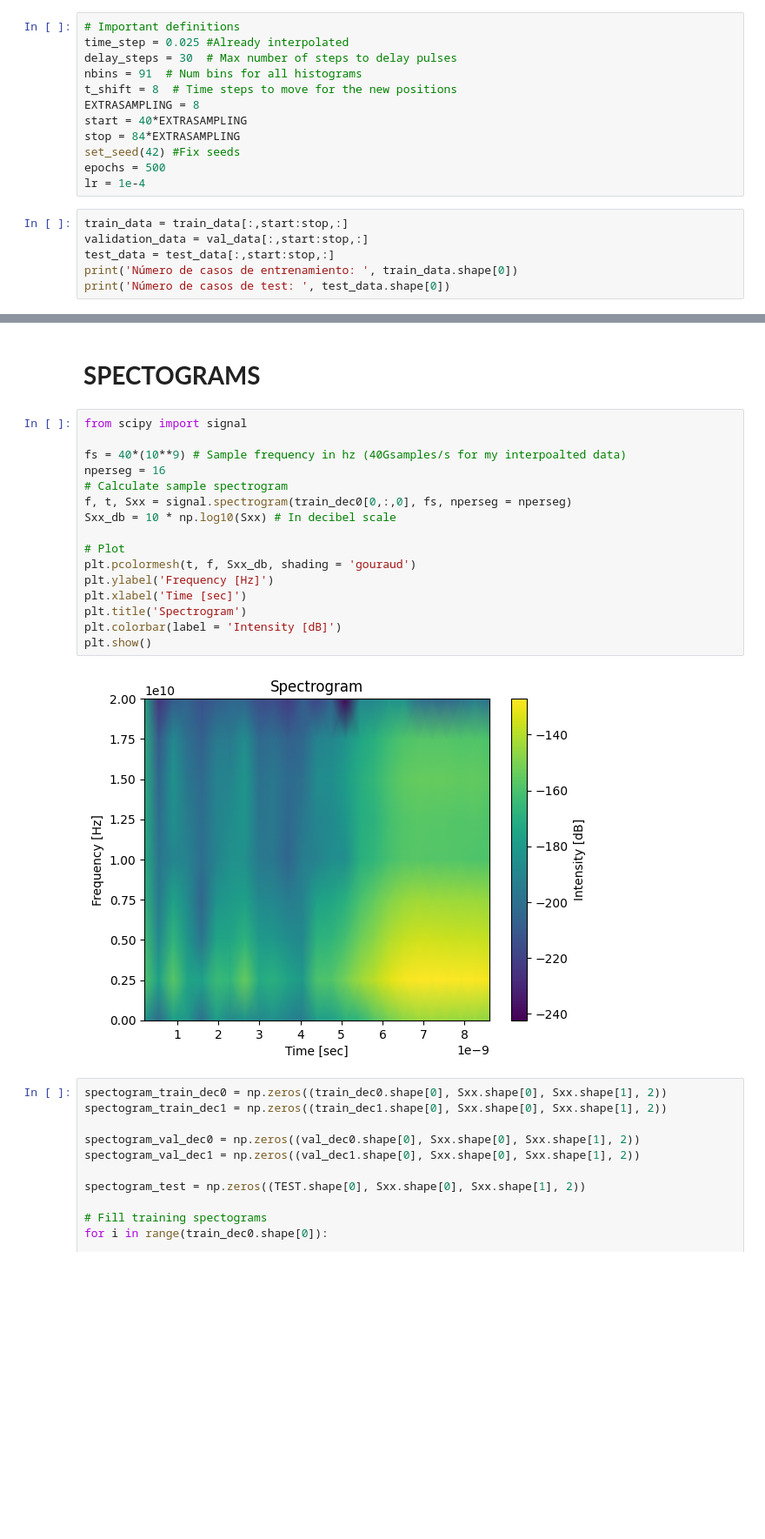
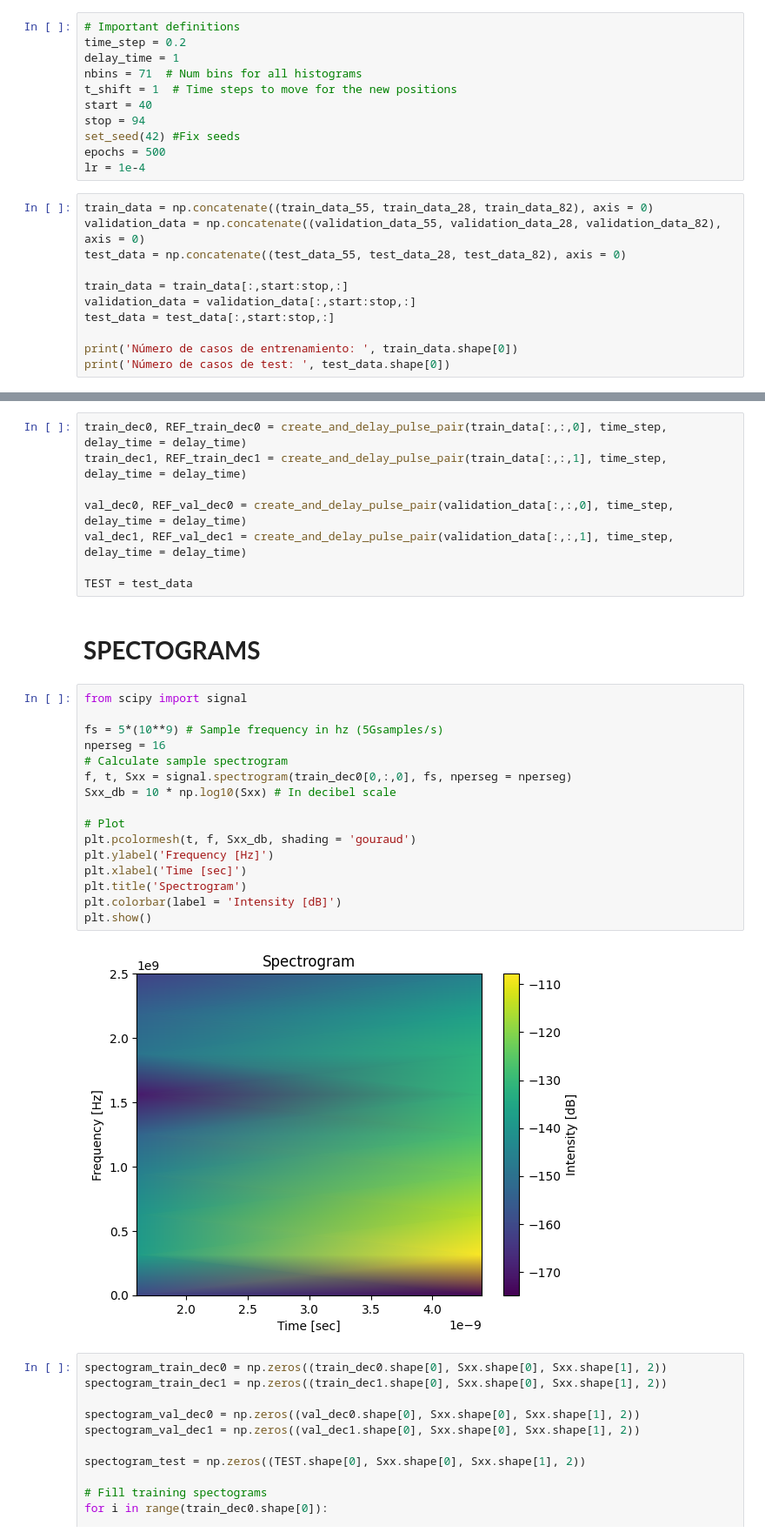
Before and after one commit to wjosefw/MLTiming, a Jupyter notebook: Spectograms/Spectogram.ipynb, the cells around one changed output, grey strips where cells are left out. Shown at 87% size. Drawn from its saved outputs; the diff is of its cells as text; blank space fills up the shorter version.

```diff
--- a/Spectograms/Spectogram.ipynb
+++ b/Spectograms/Spectogram.ipynb
@@ -130,20 +141,24 @@ def train_loop_convolutional(model, optimizer, train_loader, val_loader, test_te
     return loss_array, test, val
 # %%
 # Important definitions
-time_step = 0.025 #Already interpolated
-delay_steps = 30  # Max number of steps to delay pulses
-nbins = 91  # Num bins for all histograms
-t_shift = 8  # Time steps to move for the new positions
-EXTRASAMPLING = 8
-start = 40*EXTRASAMPLING
-stop = 84*EXTRASAMPLING
+time_step = 0.2
+delay_time = 1
+nbins = 71  # Num bins for all histograms
+t_shift = 1  # Time steps to move for the new positions
+start = 40
+stop = 94
 set_seed(42) #Fix seeds
 epochs = 500
 lr = 1e-4
 # %%
+train_data = np.concatenate((train_data_55, train_data_28, train_data_82), axis = 0)
+validation_data = np.concatenate((validation_data_55, validation_data_28, validation_data_82), axis = 0)
+test_data = np.concatenate((test_data_55, test_data_28, test_data_82), axis = 0)
+
 train_data = train_data[:,start:stop,:]
-validation_data = val_data[:,start:stop,:]
+validation_data = validation_data[:,start:stop,:]
 test_data = test_data[:,start:stop,:]
+
 print('Número de casos de entrenamiento: ', train_data.shape[0])
 print('Número de casos de test: ', test_data.shape[0])
 # %% [output]
@@ -165,23 +167,31 @@ TEST = np.concatenate((TEST_02, TEST_00, TEST_20, TEST_04, TEST_40), axis = 0)
+# %%
+train_dec0, REF_train_dec0 = create_and_delay_pulse_pair(train_data[:,:,0], time_step, delay_time = delay_time)
+train_dec1, REF_train_dec1 = create_and_delay_pulse_pair(train_data[:,:,1], time_step, delay_time = delay_time)
+
+val_dec0, REF_val_dec0 = create_and_delay_pulse_pair(validation_data[:,:,0], time_step, delay_time = delay_time)
+val_dec1, REF_val_dec1 = create_and_delay_pulse_pair(validation_data[:,:,1], time_step, delay_time = delay_time)
+
+TEST = test_data
 # %% [markdown]
 # **SPECTOGRAMS**
 # %%
 from scipy import signal
 
-fs = 40*(10**9) # Sample frequency in hz (40Gsamples/s for my interpoalted data)
+fs = 5*(10**9) # Sample frequency in hz (5Gsamples/s)
 nperseg = 16
 # Calculate sample spectrogram
 f, t, Sxx = signal.spectrogram(train_dec0[0,:,0], fs, nperseg = nperseg)
 Sxx_db = 10 * np.log10(Sxx) # In decibel scale
 
 # Plot
 plt.pcolormesh(t, f, Sxx_db, shading = 'gouraud')
 plt.ylabel('Frequency [Hz]')
 plt.xlabel('Time [sec]')
 plt.title('Spectrogram')
 plt.colorbar(label = 'Intensity [dB]')
 plt.show()
 # %% [output]
-[figure, old version]
+[figure, new version]
 # %%
 spectogram_train_dec0 = np.zeros((train_dec0.shape[0], Sxx.shape[0], Sxx.shape[1], 2))
 spectogram_train_dec1 = np.zeros((train_dec1.shape[0], Sxx.shape[0], Sxx.shape[1], 2))
```
Also changed, not shown: parts of 10 cells of this notebook.
